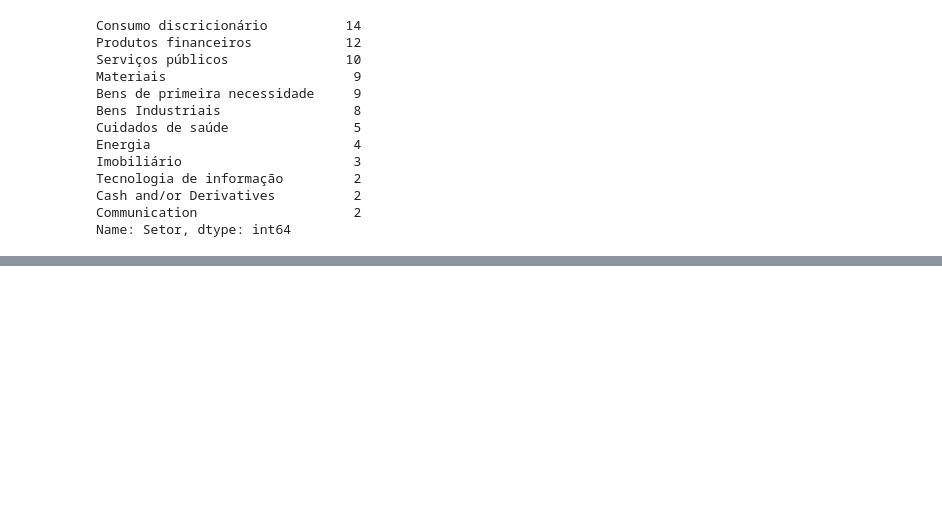
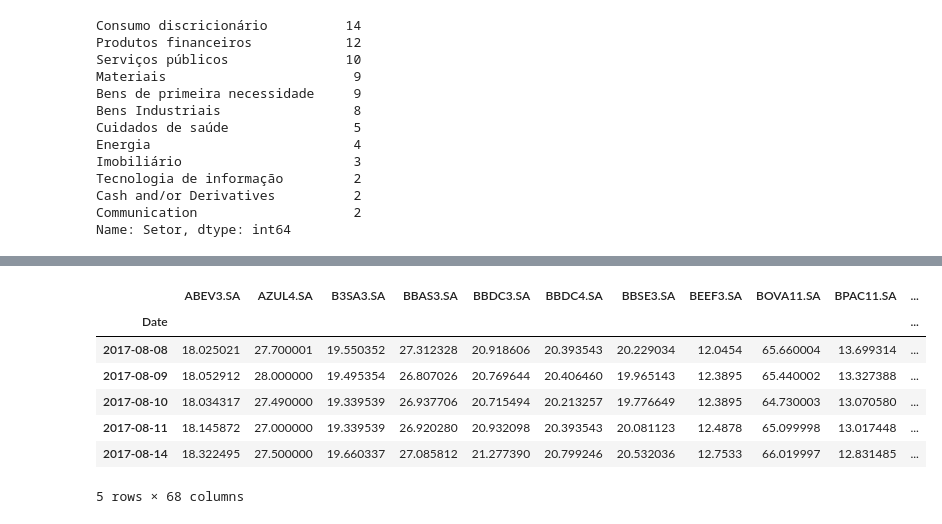
Before and after one commit to antoniosalomao/Rafter_A1, a Jupyter notebook: rafter_presentation.ipynb, the cells around one changed output, grey strips where cells are left out. Saved outputs shown, nothing was run; the diff lists cells and outputs as text; code cells hidden in the pictures; blank space fills up the shorter version.

```diff
--- a/rafter_presentation.ipynb
+++ b/rafter_presentation.ipynb
@@ -551,0 +617,11 @@ plt.show()
+# %%
+df_adj_close.head()
+# %% [output]
+|  | ABEV3.SA | AZUL4.SA | B3SA3.SA | BBAS3.SA | BBDC3.SA | BBDC4.SA | BBSE3.SA | BEEF3.SA | BOVA11.SA | BPAC11.SA | ... |
+| Date |  |  |  |  |  |  |  |  |  |  | ... |
+| 2017-08-08 | 18.025021 | 27.700001 | 19.550352 | 27.312328 | 20.918606 | 20.393543 | 20.229034 | 12.0454 | 65.660004 | 13.699314 | ... |
+| 2017-08-09 | 18.052912 | 28.000000 | 19.495354 | 26.807026 | 20.769644 | 20.406460 | 19.965143 | 12.3895 | 65.440002 | 13.327388 | ... |
+| 2017-08-10 | 18.034317 | 27.490000 | 19.339539 | 26.937706 | 20.715494 | 20.213257 | 19.776649 | 12.3895 | 64.730003 | 13.070580 | ... |
+| 2017-08-11 | 18.145872 | 27.000000 | 19.339539 | 26.920280 | 20.932098 | 20.393543 | 20.081123 | 12.4878 | 65.099998 | 13.017448 | ... |
+| 2017-08-14 | 18.322495 | 27.500000 | 19.660337 | 27.085812 | 21.277390 | 20.799246 | 20.532036 | 12.7533 | 66.019997 | 12.831485 | ... |
+5 rows × 68 columns
```
Also changed, not shown: parts of 15 cells of this notebook.
